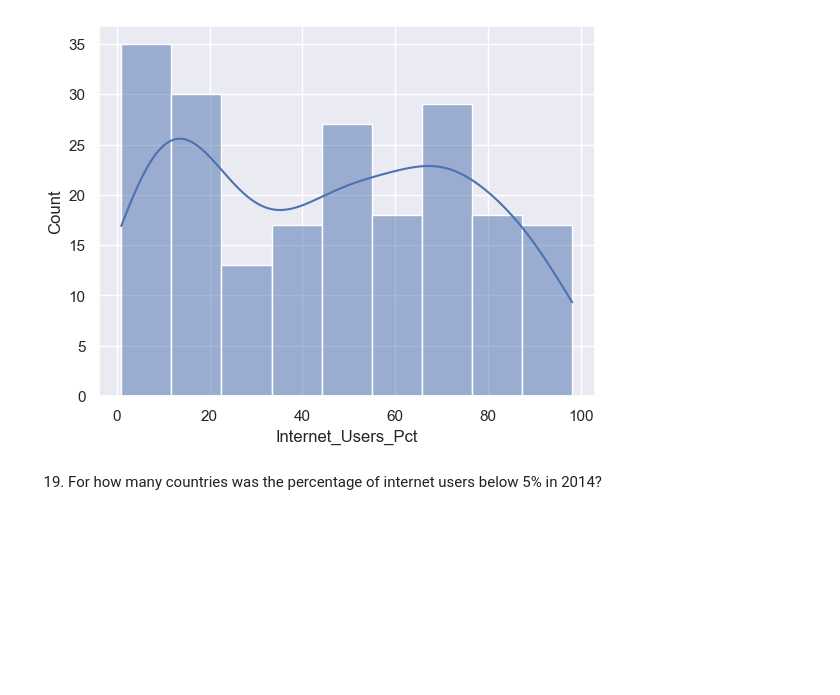
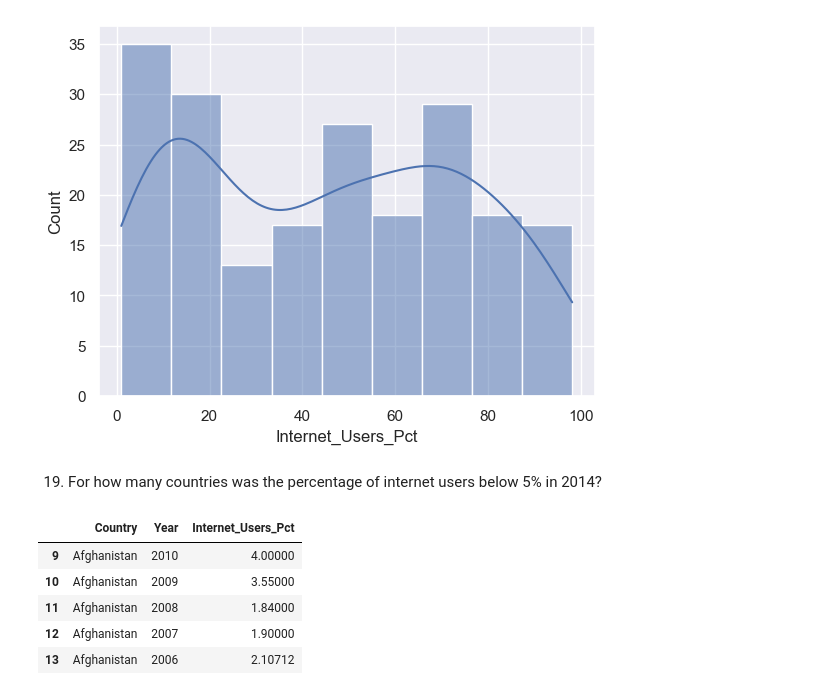
Before and after one commit to NSS-Data-Analytics-Cohort-14/gdp-and-internet-usage-Djmayfield-alt, a Jupyter notebook: notebooks/gdp_project.ipynb, the cells around one changed output. Drawn from its saved outputs; the diff is of its cells as text; code cells hidden in the pictures; blank space fills up the shorter version.

```diff
--- a/notebooks/gdp_project.ipynb
+++ b/notebooks/gdp_project.ipynb
@@ -403,3 +403,13 @@ sns.histplot(data=internet_2014_df,
 ## It was a lot more spread out in 2014 than it was in 2000
 # %% [markdown]
 19. For how many countries was the percentage of internet users below 5% in 2014?
+# %%
+less_than_5_df = internet_df.query('Internet_Users_Pct < 5')
+less_than_5_df.head()
+# %% [output]
+|  | Country | Year | Internet_Users_Pct |
+| 9 | Afghanistan | 2010 | 4.00000 |
+| 10 | Afghanistan | 2009 | 3.55000 |
+| 11 | Afghanistan | 2008 | 1.84000 |
+| 12 | Afghanistan | 2007 | 1.90000 |
+| 13 | Afghanistan | 2006 | 2.10712 |
```
Also changed, not shown: parts of 2 cells of this notebook.
